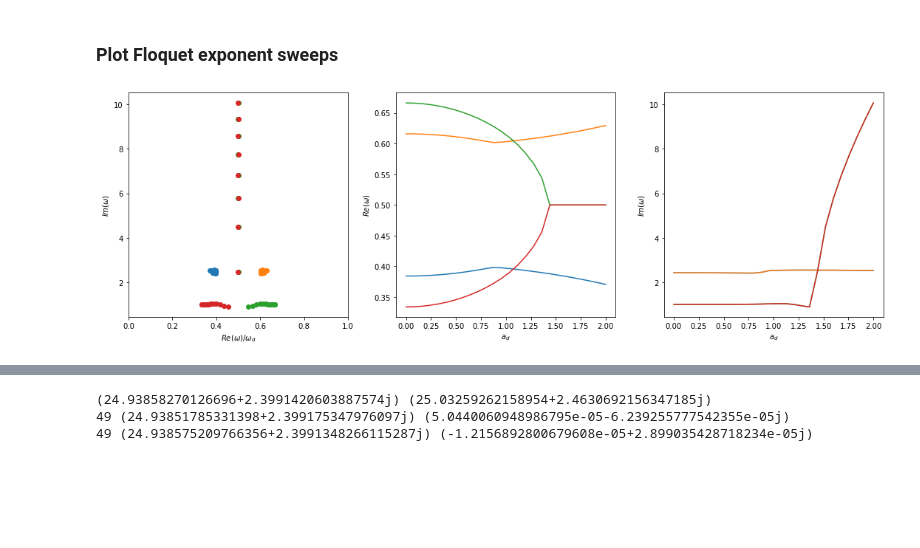
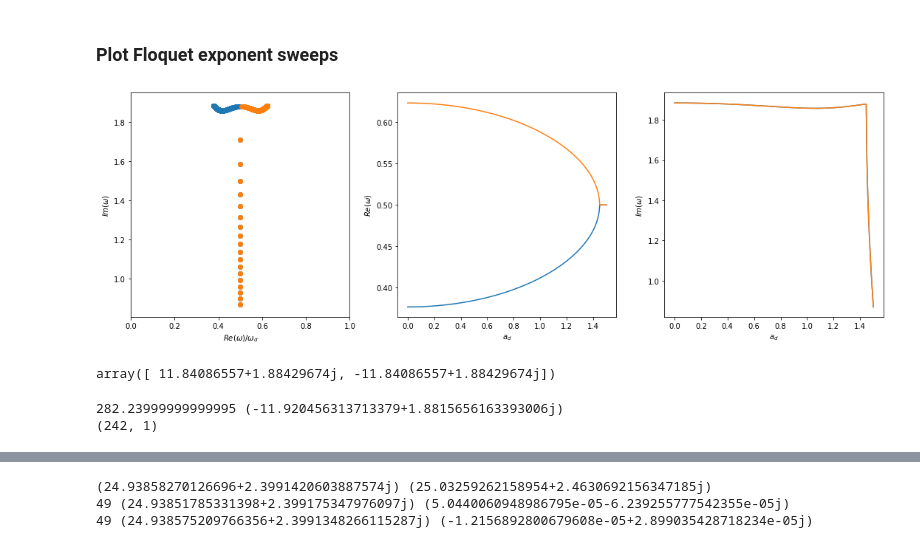
Before and after one commit to znicolaou/faraday, a Jupyter notebook: viscid_notebook.ipynb, the cells around one changed output, grey strips where cells are left out. Cells and saved outputs as stored; diff of their text form; code cells hidden in the pictures; blank space fills up the shorter version.

```diff
--- a/viscid_notebook.ipynb
+++ b/viscid_notebook.ipynb
@@ -231,7 +240,7 @@ args.kx=1.4
 omegas=np.linspace(2*np.pi*2, 2*np.pi*10, 100)
 for omega in omegas:
     args.freq=omega/(2*np.pi)
-    Ftilde_0,Gtilde_0=viscid.viscid_flat_boundary(omega/2,args)
+    Ftilde_0,Gtilde_0=viscid.viscid_flat_boundary(omega/2,argsdict)
     Ftildeflattened_0=np.transpose(Ftilde_0,(0,2,1,3)).reshape((2*(2*args.Nt+1),2*(2*args.Nt+1)))
     Gtildeflattened_0=np.transpose(Gtilde_0,(0,2,1,3)).reshape((2*(2*args.Nt+1),2*(2*args.Nt+1)))
     evals,levecs,revecs=eig(Ftildeflattened_0,Gtildeflattened_0,left=True)
@@ -247,18 +255,0 @@ plt.show()
-# %%
-evalssweep=[]
-args.kx=args.k1x-1.4
-
-omegas=np.linspace(2*np.pi*2, 2*np.pi*10, 100)
-for omega in omegas:
-    args.freq=omega/(2*np.pi)
-    Ftilde_0,Gtilde_0=viscid.viscid_flat_boundary(omega/2,args)
-    Ftildeflattened_0=np.transpose(Ftilde_0,(0,2,1,3)).reshape((2*(2*args.Nt+1),2*(2*args.Nt+1)))
-    Gtildeflattened_0=np.transpose(Gtilde_0,(0,2,1,3)).reshape((2*(2*args.Nt+1),2*(2*args.Nt+1)))
-    evals,levecs,revecs=eig(Ftildeflattened_0,Gtildeflattened_0,left=True)
-    evalssweep=evalssweep+[evals]
-
-plt.plot(omegas/(2*np.pi),np.real(evalssweep)/args.g,'bo')
-plt.ylim(0,3)
-plt.xlabel(r'$\omega_d$')
-plt.ylabel('$a_d$')
-plt.show()
@@ -271,12 +260,12 @@ imp.reload(viscid)
 # %%
 args.kx=1.4
 args.freq=4
-Ftilde_0,Gtilde_0=viscid.viscid_flat_boundary(np.pi*args.freq,args)
+Ftilde_0,Gtilde_0=viscid.viscid_flat_boundary(np.pi*args.freq,argsdict)
 Ftildeflattened_0=np.transpose(Ftilde_0,(0,2,1,3)).reshape((2*(2*args.Nt+1),2*(2*args.Nt+1)))
 Gtildeflattened_0=np.transpose(Gtilde_0,(0,2,1,3)).reshape((2*(2*args.Nt+1),2*(2*args.Nt+1)))
 evals,levecs,revecs=eig(Ftildeflattened_0,Gtildeflattened_0,left=True)
 # %%
-ind=14
+ind=16
 print(evals[ind]/args.g)
 v0=revecs[:,ind].reshape((2,(2*args.Nt+1)))
 w0=np.conjugate(levecs[:,ind]).reshape((2,(2*args.Nt+1)))
@@ -614,7 +603,7 @@ convergence
 # %% [markdown]
 ### Plot Floquet exponent sweeps
 # %%
-filebase='data/test2'
+filebase='data/test'
 argsdict=json.load(open(filebase+'argsdict.json'))
 
 plt.subplots(1,3,figsize=(15,5))
@@ -631,31 +620,47 @@ for imode in range(argsdict['nmodes']):
 plt.xlim(0,1)
 plt.xlabel('$Re(\omega)/\omega_d$')
 plt.ylabel('$Im(\omega)$')
 
 plt.subplot(1,3,2)
 for imode in range(argsdict['nmodes']):
     evals=np.load(filebase+'evals_cont'+str(imode)+'.npy')
     plt.plot(argsdict['dad']*np.arange(argsdict['num']+1)/argsdict['num'],np.mod(np.real(evals),(argsdict['freq']*2*np.pi))/(argsdict['freq']*2*np.pi))
     if argsdict['negatives']:
         evals=np.load(filebase+'evals_cont'+str(imode+argsdict['nmodes'])+'.npy')
         plt.plot(argsdict['dad']*np.arange(argsdict['num']+1)/argsdict['num'],np.mod(np.real(evals),(argsdict['freq']*2*np.pi))/(argsdict['freq']*2*np.pi))
     else:
         plt.plot(argsdict['dad']*np.arange(argsdict['num']+1)/argsdict['num'],np.mod(-np.real(evals),(argsdict['freq']*2*np.pi))/(argsdict['freq']*2*np.pi))
 plt.xlabel('$a_d$')
 plt.ylabel('$Re(\omega)$')
 
 plt.subplot(1,3,3)
 for imode in range(argsdict['nmodes']):
     evals=np.load(filebase+'evals_cont'+str(imode)+'.npy')
     plt.plot(argsdict['dad']*np.arange(argsdict['num']+1)/argsdict['num'],np.imag(evals))
     if argsdict['negatives']:
         evals=np.load(filebase+'evals_cont'+str(imode+argsdict['nmodes'])+'.npy')
         plt.plot(argsdict['dad']*np.arange(argsdict['num']+1)/argsdict['num'],np.imag(evals))
     else:
         plt.plot(argsdict['dad']*np.arange(argsdict['num']+1)/argsdict['num'],np.imag(evals))
 plt.xlabel('$a_d$')
 plt.ylabel('$Im(\omega)$')
 plt.tight_layout()
 plt.show()
 # %% [output]
-[figure, old version]
+[figure, new version]
+# %%
+evals=np.array([np.load(filebase+'evals_cont'+str(imode)+'.npy') for imode in range(2)])
+evals[:,0]
+# %% [output]
+array([ 11.84086557+1.88429674j, -11.84086557+1.88429674j])
+# %%
+ads=argsdict['dad']*np.arange(argsdict['num']+1)/argsdict['num']
+ind=96
+ads[ind]*args.g,evals[ind]
+print(ads[ind]*args.g,evals[ind])
+argsdict['ad']=ads[ind]*argsdict['g']
+E=viscid.viscid_mat(evals[ind],argsdict)
+print(null_space(E.transpose(0,2,4,1,3,5).reshape((n,n))).shape)
+# %% [output]
+282.23999999999995 (-11.920456313713379+1.8815656163393006j)
+(242, 1)
```
Also changed, not shown: parts of 24 cells of this notebook, 5 other files.
